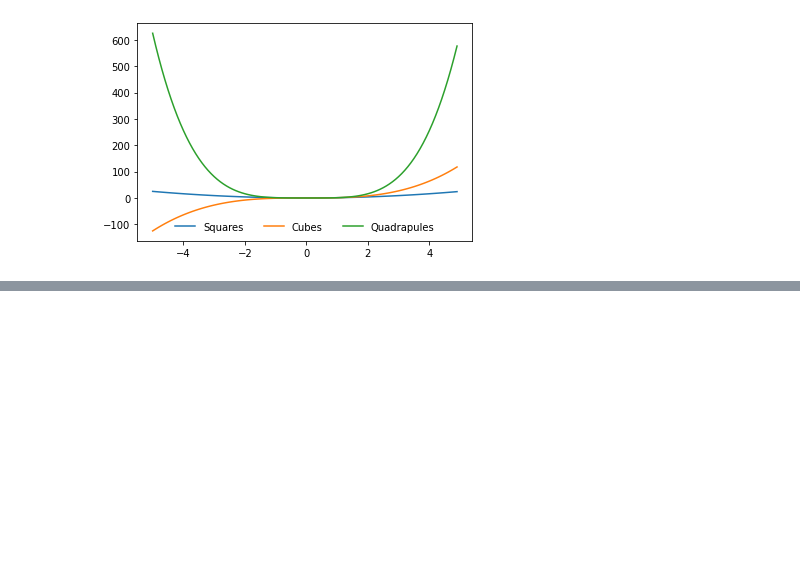
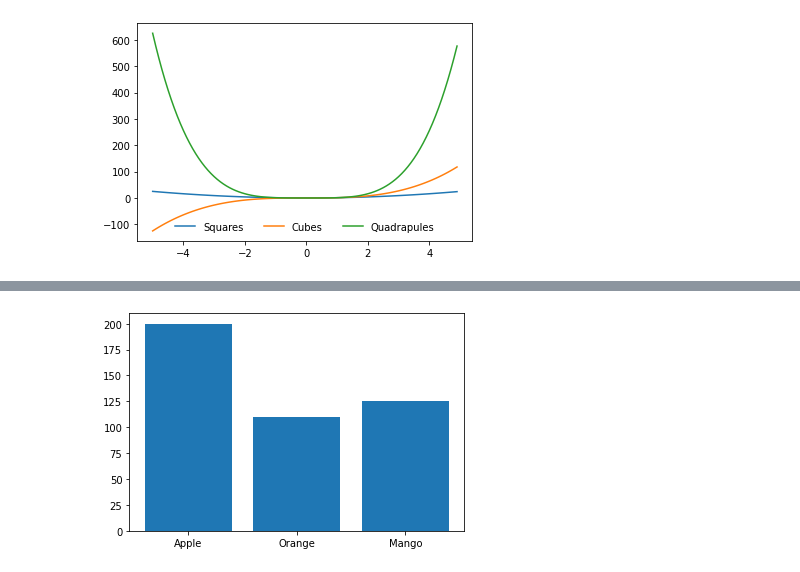
Before and after one commit to pkmariya/Python, a Jupyter notebook: MariyaMatPlotLib.ipynb, the cells around one changed output, grey strips where cells are left out. Saved outputs shown, nothing was run; the diff lists cells and outputs as text; code cells hidden in the pictures; blank space fills up the shorter version.

```diff
--- a/MariyaMatPlotLib.ipynb
+++ b/MariyaMatPlotLib.ipynb
@@ -250,0 +267,6 @@ plt.show()
+# %%
+# to plot a bar chart
+plt.bar(['Apple', 'Orange', 'Mango'], [200, 110, 125])
+plt.show()
+# %% [output]
+[figure, added]
```
Also changed, not shown: parts of 4 cells of this notebook.
